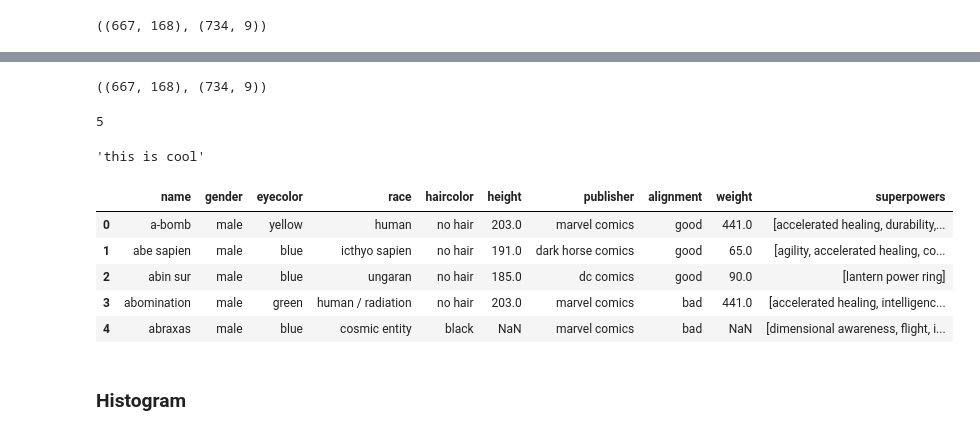
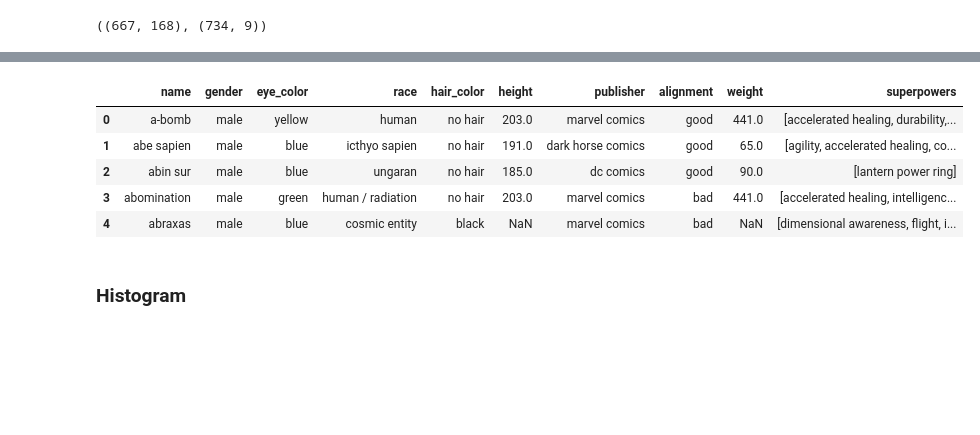
Before and after one commit to erdosn/cv2-mod1-sec05-pandas-datacleaning-lesson, a Jupyter notebook: lesson-plan.ipynb, the cells around one changed output, grey strips where cells are left out. Saved outputs shown, nothing was run; the diff lists cells and outputs as text; code cells hidden in the pictures; blank space fills up the shorter version.

```diff
--- a/lesson-plan.ipynb
+++ b/lesson-plan.ipynb
@@ -279,2 +426,5 @@ df.shape, df2.shape
 # %% [output]
 ((667, 168), (734, 9))
+# %%
+hero = df3.name[0]
+hero
@@ -280,0 +433,3 @@ df.shape, df2.shape
+# %%
+hero_row = df.loc[df["hero_names"].str.lower()==hero].drop('hero_names', axis=1)
+hero_row
@@ -280,0 +440,5 @@ df.shape, df2.shape
+# %%
+hero_super_powers = []
+for col in hero_row.columns:
+    if hero_row[col].values[0] == True:
+        hero_super_powers.append(col)
@@ -309,7 +483,7 @@ heros
 # %%
 powers_column = []
 # %%
-for name in df2.name:
+for name in df3.name:
     powers = heros.get(name, None)
     powers_column.append(powers)
 powers_column
@@ -331,7 +505,3 @@ powers_column
   'terrakinesis',
   'weather control'],
  ['super speed', 'intangibility', 'time travel', 'time manipulation']]
-# %%
-df.shape, df2.shape
-# %% [output]
-((667, 168), (734, 9))
@@ -340,16 +508,8 @@ d = {"a": 5}
-# %%
-d.get("a", "b")
-# %% [output]
-5
-# %%
-d.get("b", "this is cool")
-# %% [output]
-'this is cool'
 # %%
-df2["superpowers"] = powers_column
-df2.head()
+df3["superpowers"] = powers_column
+df3.head()
 # %% [output]
-|  | name | gender | eyecolor | race | haircolor | height | publisher | alignment | weight | superpowers |
+|  | name | gender | eye_color | race | hair_color | height | publisher | alignment | weight | superpowers |
 | 0 | a-bomb | male | yellow | human | no hair | 203.0 | marvel comics | good | 441.0 | [accelerated healing, durability,... |
 | 1 | abe sapien | male | blue | icthyo sapien | no hair | 191.0 | dark horse comics | good | 65.0 | [agility, accelerated healing, co... |
 | 2 | abin sur | male | blue | ungaran | no hair | 185.0 | dc comics | good | 90.0 | [lantern power ring] |
```
Also changed, not shown: parts of 67 cells of this notebook, 6 other files.
